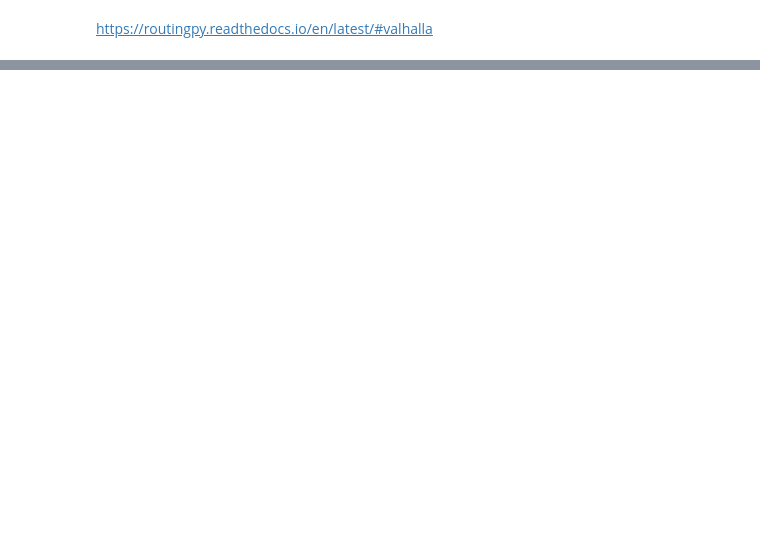
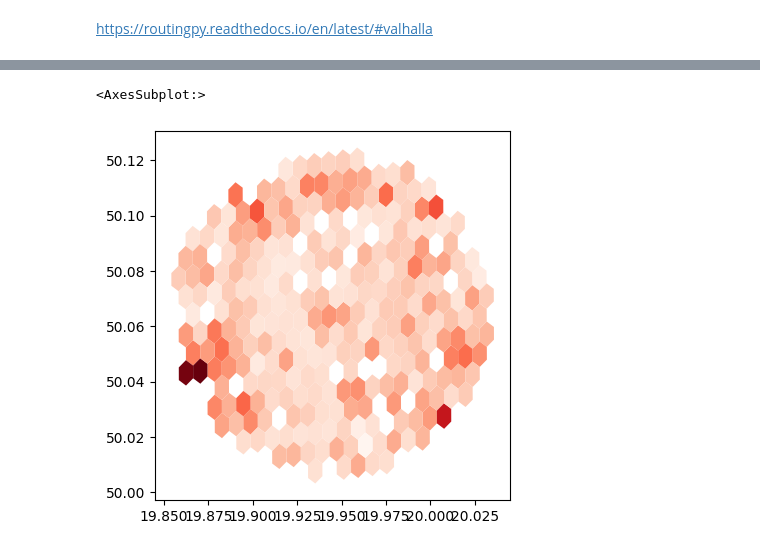
Before and after one commit to marcinszwagrzyk/marcinszwagrzyk.github.io, a Jupyter notebook: h3_tas/H3_routing.ipynb, the cells around one changed output, grey strips where cells are left out. Saved outputs shown, nothing was run; the diff lists cells and outputs as text; code cells hidden in the pictures; blank space fills up the shorter version.

```diff
--- a/h3_tas/H3_routing.ipynb
+++ b/h3_tas/H3_routing.ipynb
@@ -79,2 +82,7 @@ for index, row in gdf_h3_krk.iterrows():
 # %%
 new_df.to_csv(r'd:\GIS\pl\h3_routing\h3_routing_dict.csv')
+# %%
+gdf_h3_krk.plot(column='time_mean', cmap='Reds')
+# %% [output]
+<AxesSubplot:>
+[figure, added]
```
Also changed, not shown: parts of 2 cells of this notebook.
